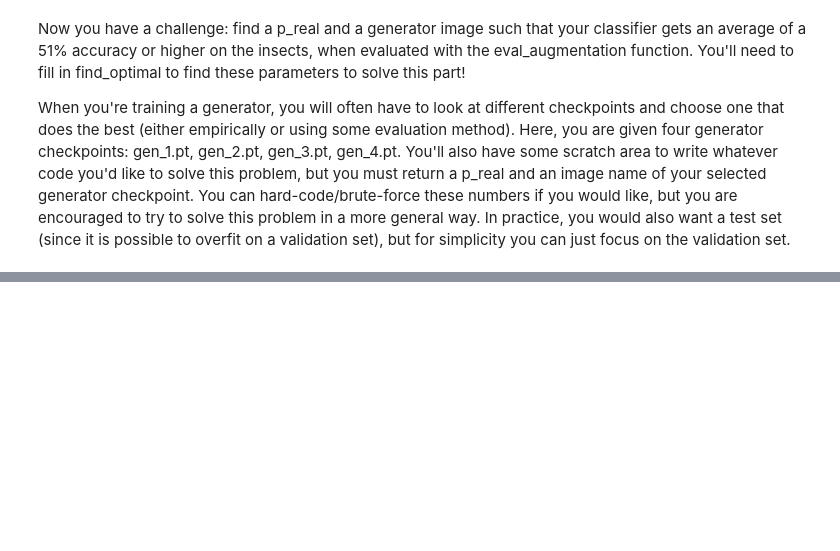
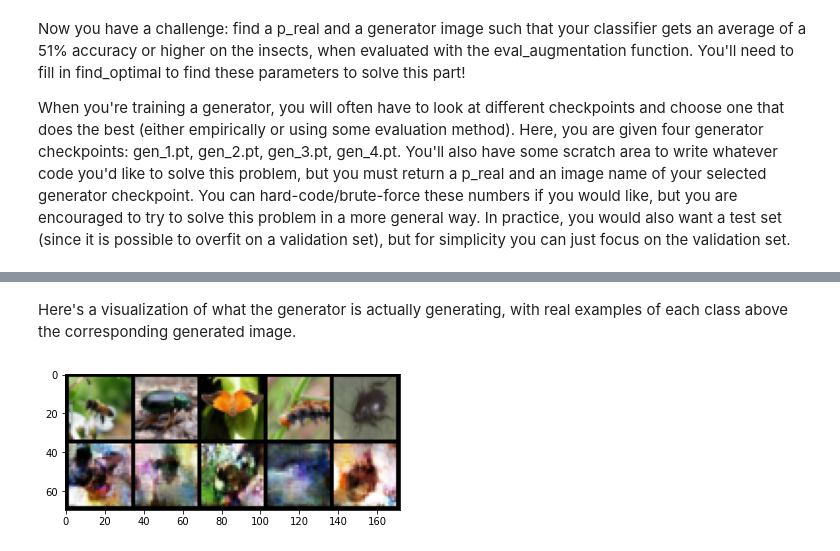
Before and after one commit to GrueneKatze/GANs_Coursera, a Jupyter notebook: C3W1_DataAugmentation.ipynb, the cells around one changed output, grey strips where cells are left out. Cells and saved outputs as stored; diff of their text form; code cells hidden in the pictures; blank space fills up the shorter version.

```diff
--- a/C3W1_DataAugmentation.ipynb
+++ b/C3W1_DataAugmentation.ipynb
@@ -960,22 +620,0 @@ Now you're are ready to set up BigGAN for training! Unfortunately, this notebook
-# %%
-device = 'cpu'
-
-# Initialize models
-base_channels = 96
-z_dim = 120
-n_classes = 5   # 5 classes is used instead of the original 1000, for efficiency
-shared_dim = 128
-generator = Generator(base_channels=base_channels, bottom_width=4, z_dim=z_dim, shared_dim=shared_dim, n_classes=n_classes).to(device)
-discriminator = Discriminator(base_channels=base_channels, n_classes=n_classes).to(device)
-
-# Initialize weights orthogonally
-for module in generator.modules():
-    if (isinstance(module, nn.Conv2d) or isinstance(module, nn.Linear) or isinstance(module, nn.Embedding)):
-        nn.init.orthogonal_(module.weight)
-for module in discriminator.modules():
-    if (isinstance(module, nn.Conv2d) or isinstance(module, nn.Linear) or isinstance(module, nn.Embedding)):
-        nn.init.orthogonal_(module.weight)
-
-# Initialize optimizers
-g_optimizer = torch.optim.Adam(generator.parameters(), lr=1e-4, betas=(0.0, 0.999), eps=1e-6)
-d_optimizer = torch.optim.Adam(discriminator.parameters(), lr=4e-4, betas=(0.0, 0.999), eps=1e-6)
@@ -1001,0 +633,17 @@ And as for the implementation of the BigGAN-deep variant, well, that's left as a
+# %% [markdown]
+Here's a visualization of what the generator is actually generating, with real examples of each class above the corresponding generated image.
+# %%
+examples = [4, 41, 80, 122, 160]
+train_images = torch.load(base_dir+"insect_train.pt")["images"][examples]
+train_labels = torch.load(base_dir+"insect_train.pt")["labels"][examples]
+
+one_hot_labels = get_one_hot_labels(train_labels.to(device), n_classes).float()
+fake_noise = get_noise(len(train_images), z_dim, device=device)
+noise_and_labels = combine_vectors(fake_noise, one_hot_labels)
+gen = Generator(generator_input_dim).to(device)
+gen.load_state_dict(torch.load(best_gen_name))
+
+fake = gen(noise_and_labels)
+show_tensor_images(torch.cat([train_images.cpu(), fake.cpu()]))
+# %% [output]
+[figure, added]
```
Also changed, not shown: parts of 25 cells of this notebook.
